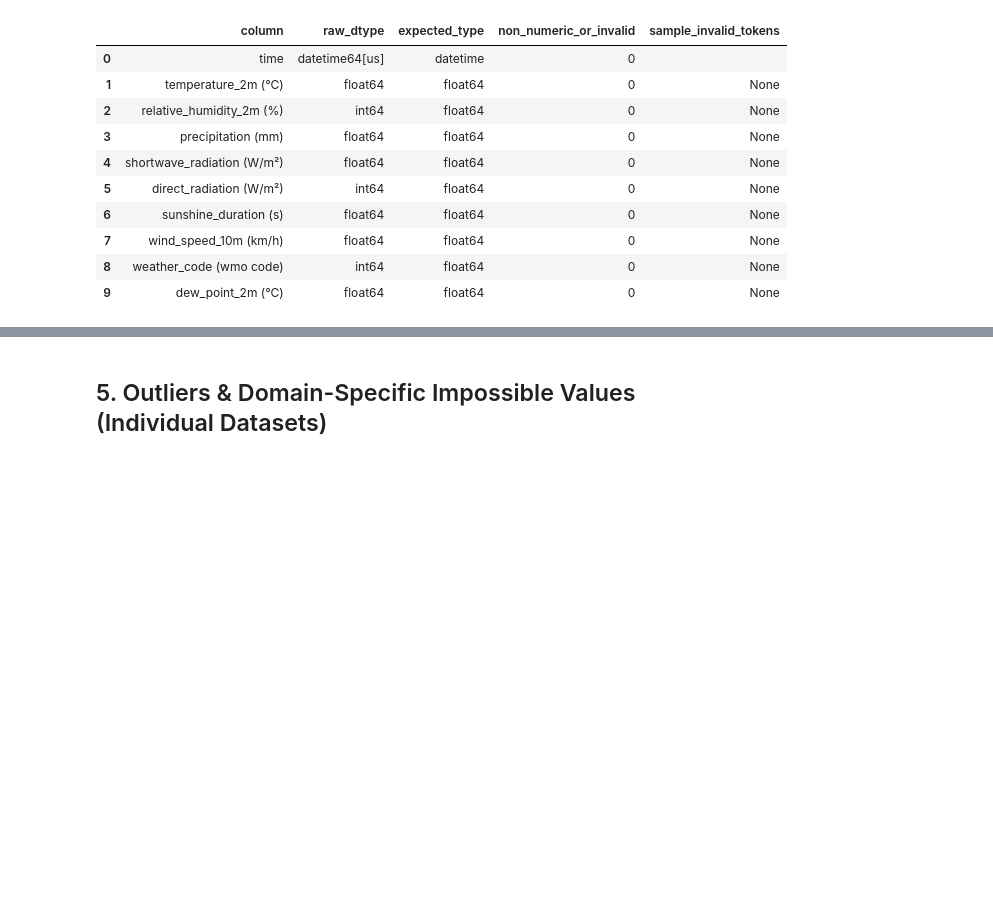
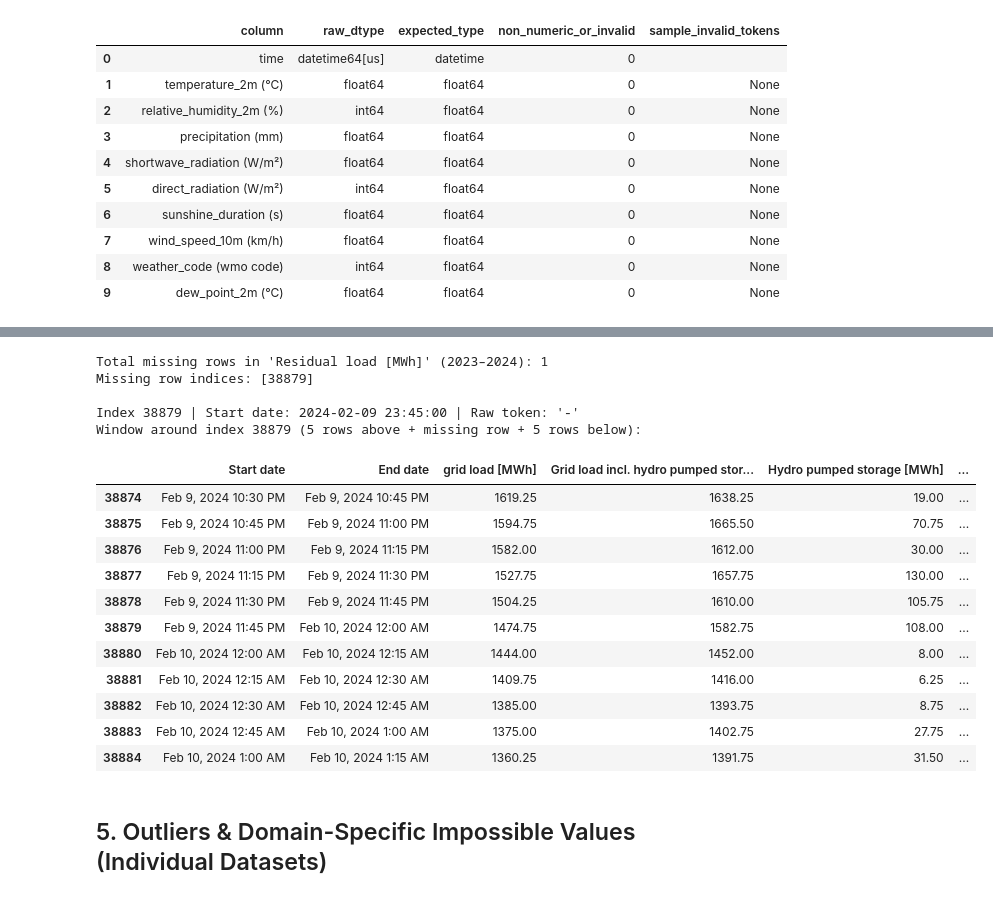
Before and after one commit to nghhai0421/Energy-Forecasting, a Jupyter notebook: preprocessing/exploration.ipynb, the cells around one changed output, grey strips where cells are left out. Drawn from its saved outputs; the diff is of its cells as text; code cells hidden in the pictures; blank space fills up the shorter version.

```diff
--- a/preprocessing/exploration.ipynb
+++ b/preprocessing/exploration.ipynb
@@ -261,3 +266,33 @@ for name, coerced_df in coerced_datasets.items():
+# %%
+cons_coerced = coerced_datasets["Actual Consumption"]
+missing_target_indices = cons_coerced.index[cons_coerced[TARGET_COL].isna()].tolist()
+print(f"Total missing rows in '{TARGET_COL}' (2023–2024): {len(missing_target_indices)}")
+print(f"Missing row indices: {missing_target_indices}")
+
+for idx in missing_target_indices:
+    raw_token = raw_consumption.loc[idx, TARGET_COL]
+    ts_val = cons_coerced.loc[idx, "Start date"]
+    print(f"\nIndex {idx} | Start date: {ts_val} | Raw token: {raw_token!r}")
+    print(f"Window around index {idx} (5 rows above + missing row + 5 rows below):")
+    display(raw_consumption.iloc[max(0, idx - 5) : min(len(raw_consumption), idx + 6)])
+# %% [output]
+Total missing rows in 'Residual load [MWh]' (2023–2024): 1
+Missing row indices: [38879]
+
+Index 38879 | Start date: 2024-02-09 23:45:00 | Raw token: '-'
+Window around index 38879 (5 rows above + missing row + 5 rows below):
+|  | Start date | End date | grid load [MWh] | Grid load incl. hydro pumped stor... | Hydro pumped storage [MWh] | ... |
+| 38874 | Feb 9, 2024 10:30 PM | Feb 9, 2024 10:45 PM | 1619.25 | 1638.25 | 19.00 | ... |
+| 38875 | Feb 9, 2024 10:45 PM | Feb 9, 2024 11:00 PM | 1594.75 | 1665.50 | 70.75 | ... |
+| 38876 | Feb 9, 2024 11:00 PM | Feb 9, 2024 11:15 PM | 1582.00 | 1612.00 | 30.00 | ... |
+| 38877 | Feb 9, 2024 11:15 PM | Feb 9, 2024 11:30 PM | 1527.75 | 1657.75 | 130.00 | ... |
+| 38878 | Feb 9, 2024 11:30 PM | Feb 9, 2024 11:45 PM | 1504.25 | 1610.00 | 105.75 | ... |
+| 38879 | Feb 9, 2024 11:45 PM | Feb 10, 2024 12:00 AM | 1474.75 | 1582.75 | 108.00 | ... |
+| 38880 | Feb 10, 2024 12:00 AM | Feb 10, 2024 12:15 AM | 1444.00 | 1452.00 | 8.00 | ... |
+| 38881 | Feb 10, 2024 12:15 AM | Feb 10, 2024 12:30 AM | 1409.75 | 1416.00 | 6.25 | ... |
+| 38882 | Feb 10, 2024 12:30 AM | Feb 10, 2024 12:45 AM | 1385.00 | 1393.75 | 8.75 | ... |
+| 38883 | Feb 10, 2024 12:45 AM | Feb 10, 2024 1:00 AM | 1375.00 | 1402.75 | 27.75 | ... |
+| 38884 | Feb 10, 2024 1:00 AM | Feb 10, 2024 1:15 AM | 1360.25 | 1391.75 | 31.50 | ... |
 # %% [markdown]
 ## 5. Outliers & Domain-Specific Impossible Values (Individual Datasets)
 # %%
```
Also changed, not shown: parts of 8 cells of this notebook, 17 other files.
